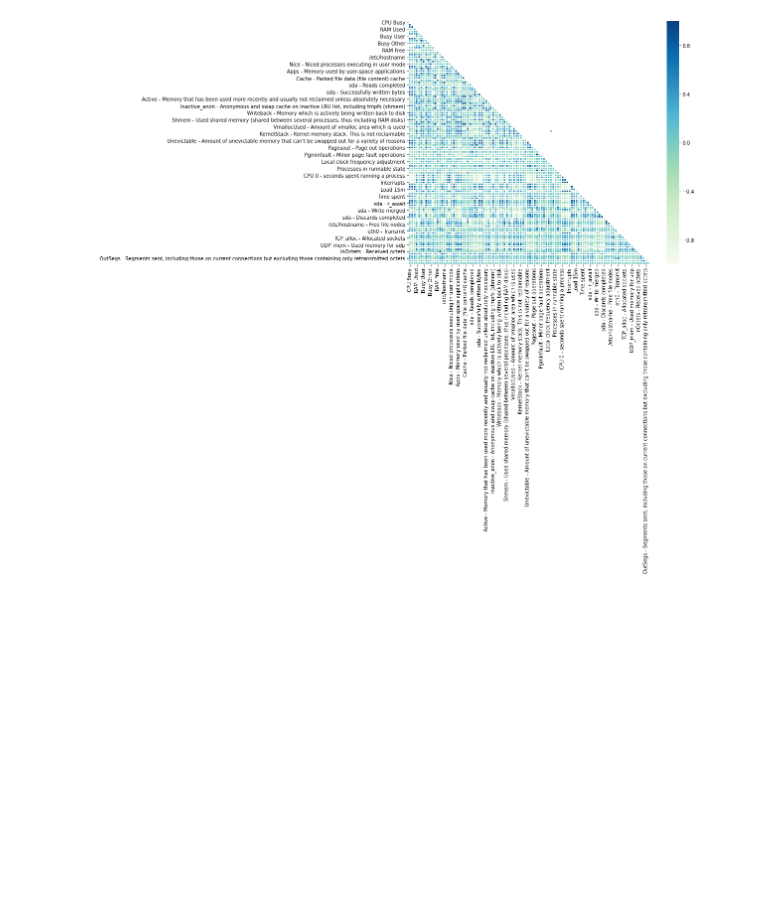
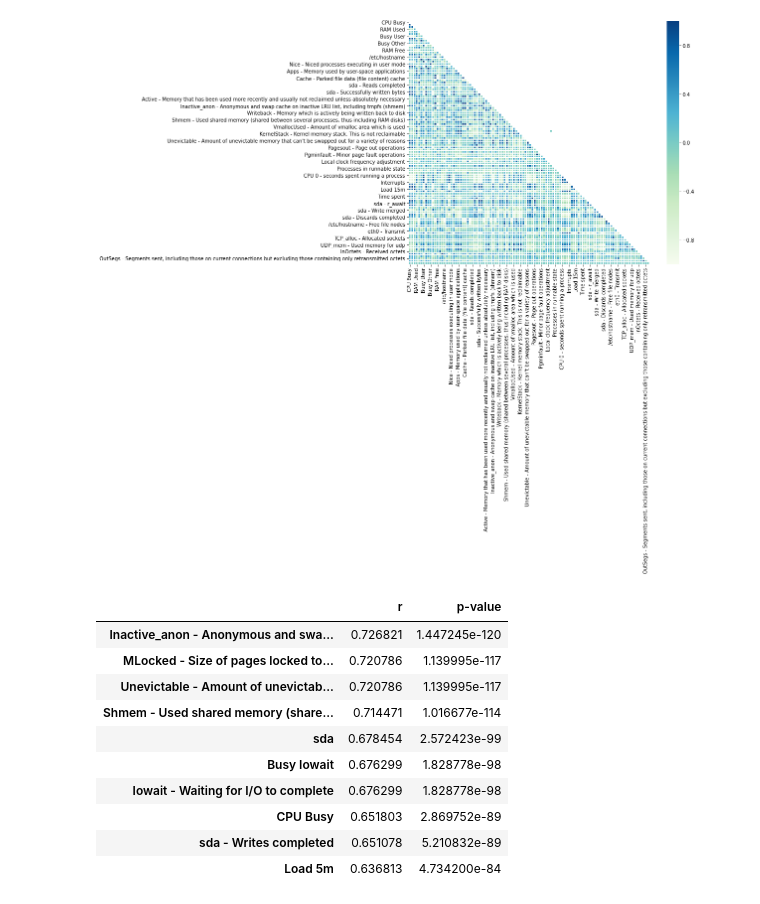
Before and after one commit to ole2252/FMS-AD, a Jupyter notebook: Correlation analysis.ipynb, the cells around one changed output. Cells and saved outputs as stored; diff of their text form; code cells hidden in the pictures; blank space fills up the shorter version.

```diff
--- a/Correlation analysis.ipynb
+++ b/Correlation analysis.ipynb
@@ -95,3 +95,18 @@ sns.heatmap(correlations, cmap='GnBu', square=True, annot=False, linewidths=.5,
 # %% [output]
 <AxesSubplot:>
 [figure]
+# %%
+txn_falure_correlation = txn_falure_correlation.dropna(axis='rows')
+txn_falure_correlation.head(10)
+# %% [output]
+|  | r | p-value |
+| Inactive_anon - Anonymous and swa... | 0.726821 | 1.447245e-120 |
+| MLocked - Size of pages locked to... | 0.720786 | 1.139995e-117 |
+| Unevictable - Amount of unevictab... | 0.720786 | 1.139995e-117 |
+| Shmem - Used shared memory (share... | 0.714471 | 1.016677e-114 |
+| sda | 0.678454 | 2.572423e-99 |
+| Busy Iowait | 0.676299 | 1.828778e-98 |
+| Iowait - Waiting for I/O to complete | 0.676299 | 1.828778e-98 |
+| CPU Busy | 0.651803 | 2.869752e-89 |
+| sda - Writes completed | 0.651078 | 5.210832e-89 |
+| Load 5m | 0.636813 | 4.734200e-84 |
```
Also changed, not shown: parts of 3 cells of this notebook.
